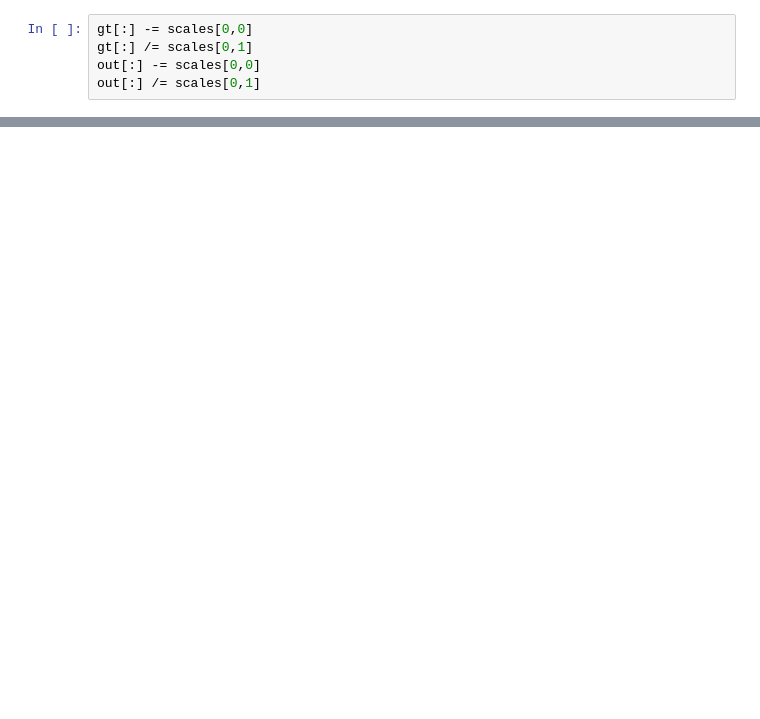
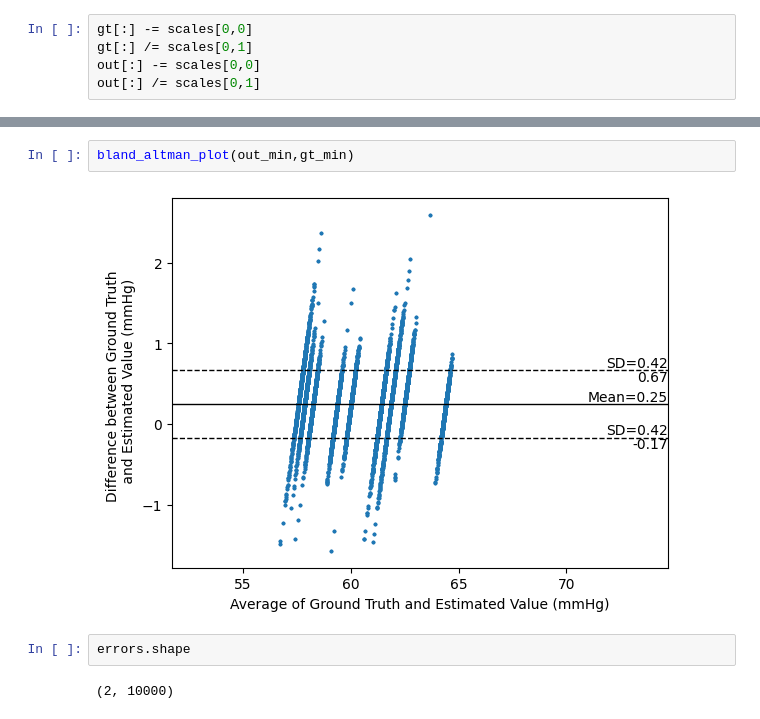
Before and after one commit to ax6000/BloodPressureEstimation, a Jupyter notebook: notebooks/eval_ldm.ipynb, the cells around one changed output, grey strips where cells are left out. Saved outputs shown, nothing was run; the diff lists cells and outputs as text; blank space fills up the shorter version.

```diff
--- a/notebooks/eval_ldm.ipynb
+++ b/notebooks/eval_ldm.ipynb
@@ -118,0 +190,8 @@ print("""
+# %%
+bland_altman_plot(out_min,gt_min)
+# %% [output]
+[figure, added]
+# %%
+errors.shape
+# %% [output]
+(2, 10000)
```
Also changed, not shown: parts of 41 cells of this notebook, 23 other files.
